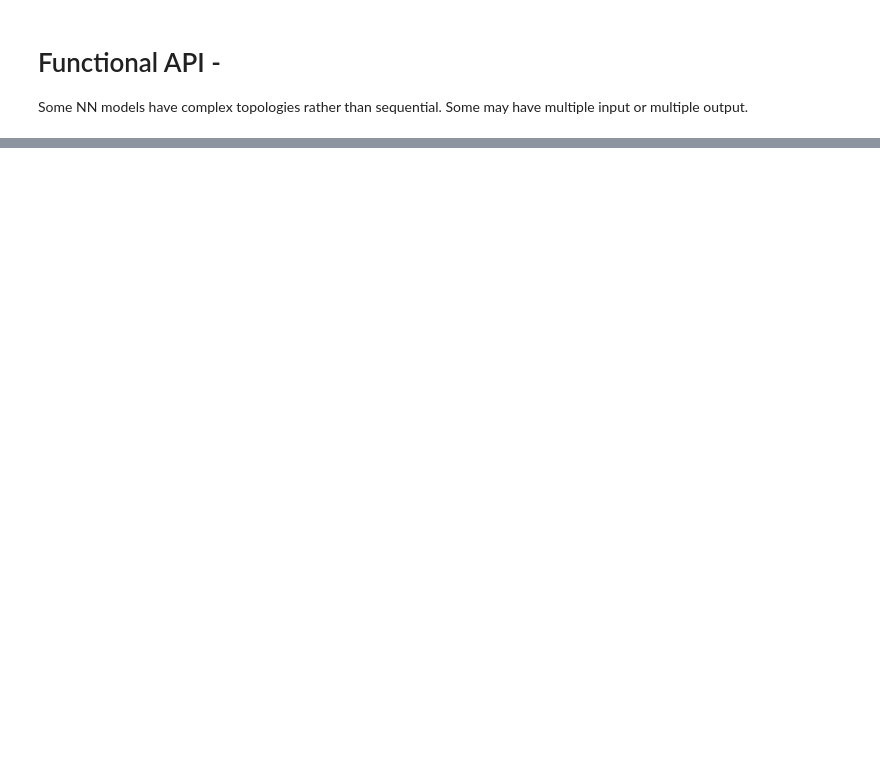
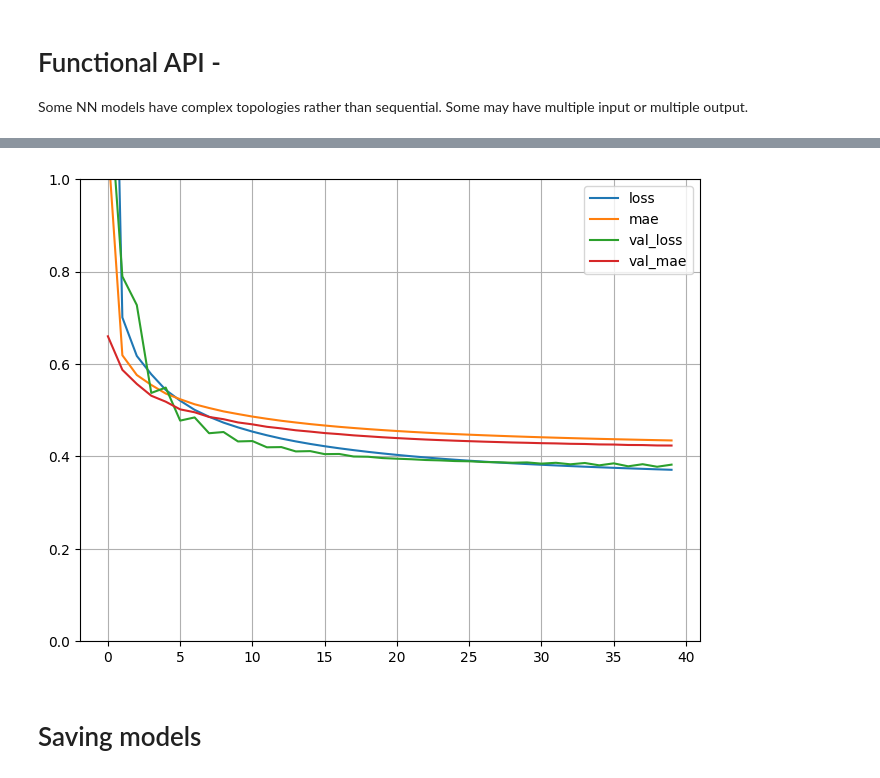
Before and after one commit to Mansish-101M99/Machine_Learning_use_MM, a Jupyter notebook: Artificial_NN/calif_housin.ipynb, the cells around one changed output, grey strips where cells are left out. Drawn from its saved outputs; the diff is of its cells as text; code cells hidden in the pictures; blank space fills up the shorter version.

Commit message:
function call model performance and model saving

```diff
--- a/Artificial_NN/calif_housin.ipynb
+++ b/Artificial_NN/calif_housin.ipynb
@@ -180,0 +183,6 @@ Model: "functional_1"
+# %%
+model2.compile(loss='mean_squared_error', optimizer=keras.optimizers.SGD(learning_rate=1e-3), metrics=['mae'])
+# %%
+model2_history = model2.fit(X_train, y_train, epochs=40, validation_data=(X_valid, y_valid))
+print(f"Model_2 parameters : {model2_history.params}")
+print(f"Model_2 history : \n{model2_history.history}")
@@ -180,0 +213,9 @@ Model: "functional_1"
+# %%
+pd.DataFrame(model2_history.history).plot(figsize=(8,6))
+plt.grid(True)
+plt.gca().set_ylim(0,1)
+plt.show()
+# %% [output]
+[figure, added]
+# %% [markdown]
+# Saving models
```
Also changed, not shown: parts of 10 cells of this notebook, 2 other files.
